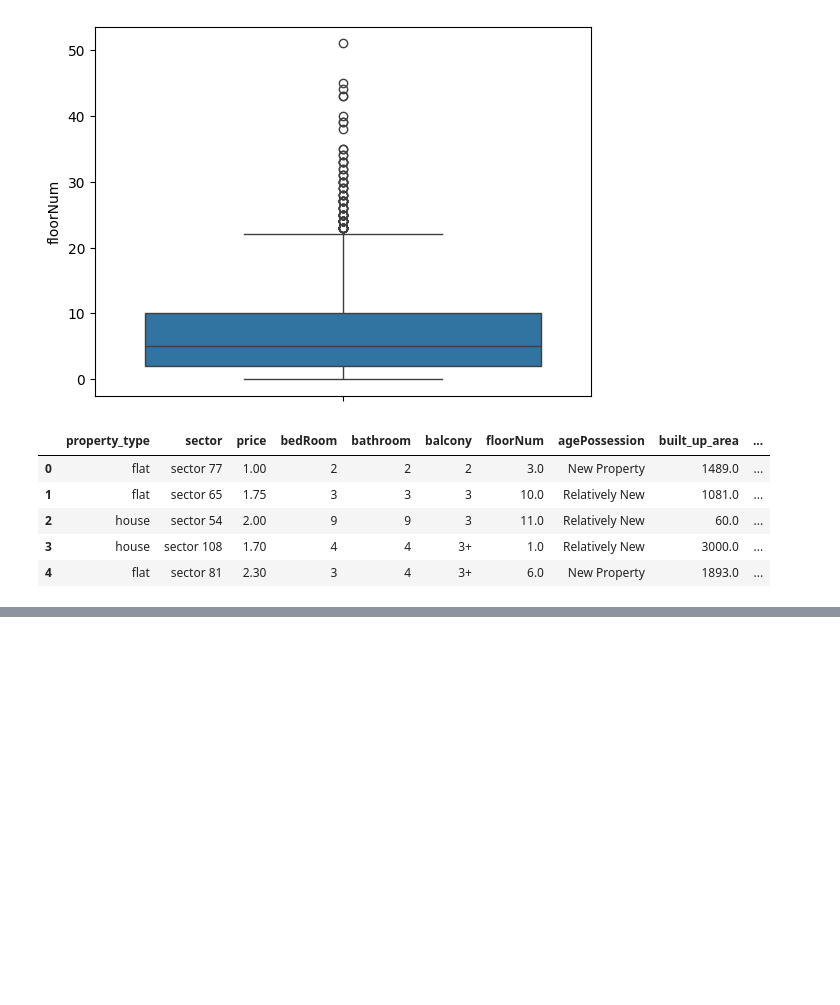
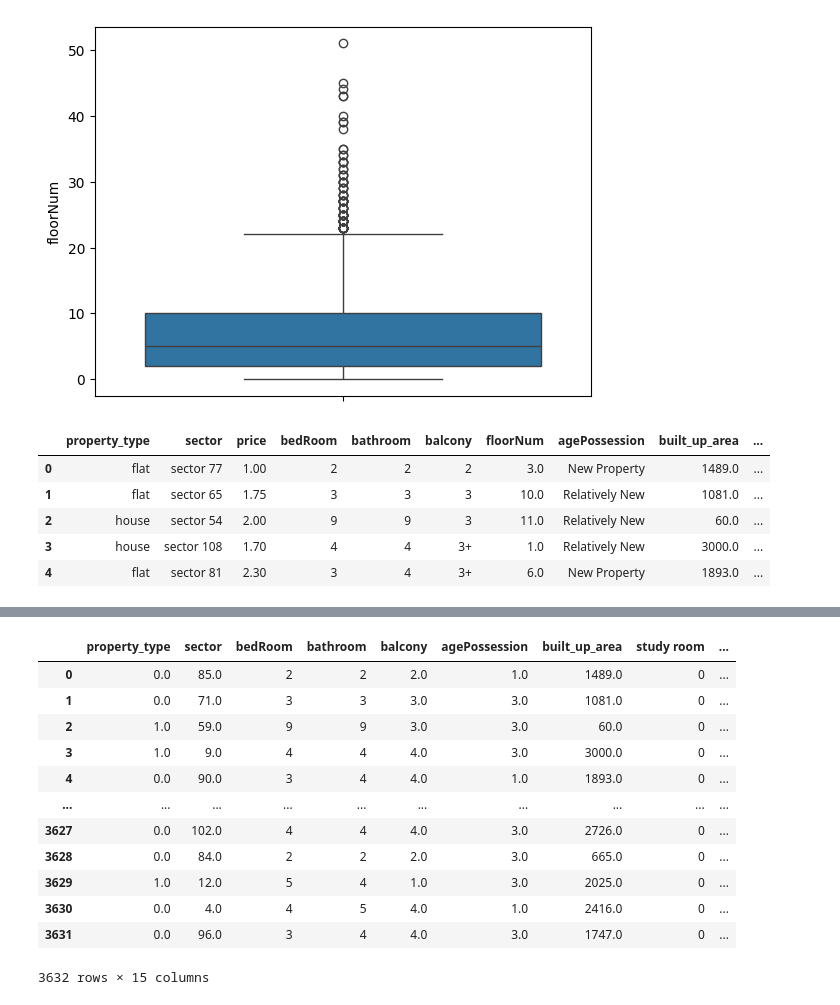
Before and after one commit to Apurba1903/Machine_Learning_Based_Real_Estate_System, a Jupyter notebook: FeatureEngineering/feature-selection.ipynb, the cells around one changed output, grey strips where cells are left out. Cells and saved outputs as stored; diff of their text form; code cells hidden in the pictures; blank space fills up the shorter version.

```diff
--- a/FeatureEngineering/feature-selection.ipynb
+++ b/FeatureEngineering/feature-selection.ipynb
@@ -100,0 +138,16 @@ train_df.head()
+# %%
+X_label
+# %% [output]
+|  | property_type | sector | bedRoom | bathroom | balcony | agePossession | built_up_area | study room | ... |
+| 0 | 0.0 | 85.0 | 2 | 2 | 2.0 | 1.0 | 1489.0 | 0 | ... |
+| 1 | 0.0 | 71.0 | 3 | 3 | 3.0 | 3.0 | 1081.0 | 0 | ... |
+| 2 | 1.0 | 59.0 | 9 | 9 | 3.0 | 3.0 | 60.0 | 0 | ... |
+| 3 | 1.0 | 9.0 | 4 | 4 | 4.0 | 3.0 | 3000.0 | 0 | ... |
+| 4 | 0.0 | 90.0 | 3 | 4 | 4.0 | 1.0 | 1893.0 | 0 | ... |
+| ... | ... | ... | ... | ... | ... | ... | ... | ... | ... |
+| 3627 | 0.0 | 102.0 | 4 | 4 | 4.0 | 3.0 | 2726.0 | 0 | ... |
+| 3628 | 0.0 | 84.0 | 2 | 2 | 2.0 | 3.0 | 665.0 | 0 | ... |
+| 3629 | 1.0 | 12.0 | 5 | 4 | 1.0 | 3.0 | 2025.0 | 0 | ... |
+| 3630 | 0.0 | 4.0 | 4 | 5 | 4.0 | 1.0 | 2416.0 | 0 | ... |
+| 3631 | 0.0 | 96.0 | 3 | 4 | 4.0 | 3.0 | 1747.0 | 0 | ... |
+3632 rows × 15 columns
```
Also changed, not shown: parts of 14 cells of this notebook.
